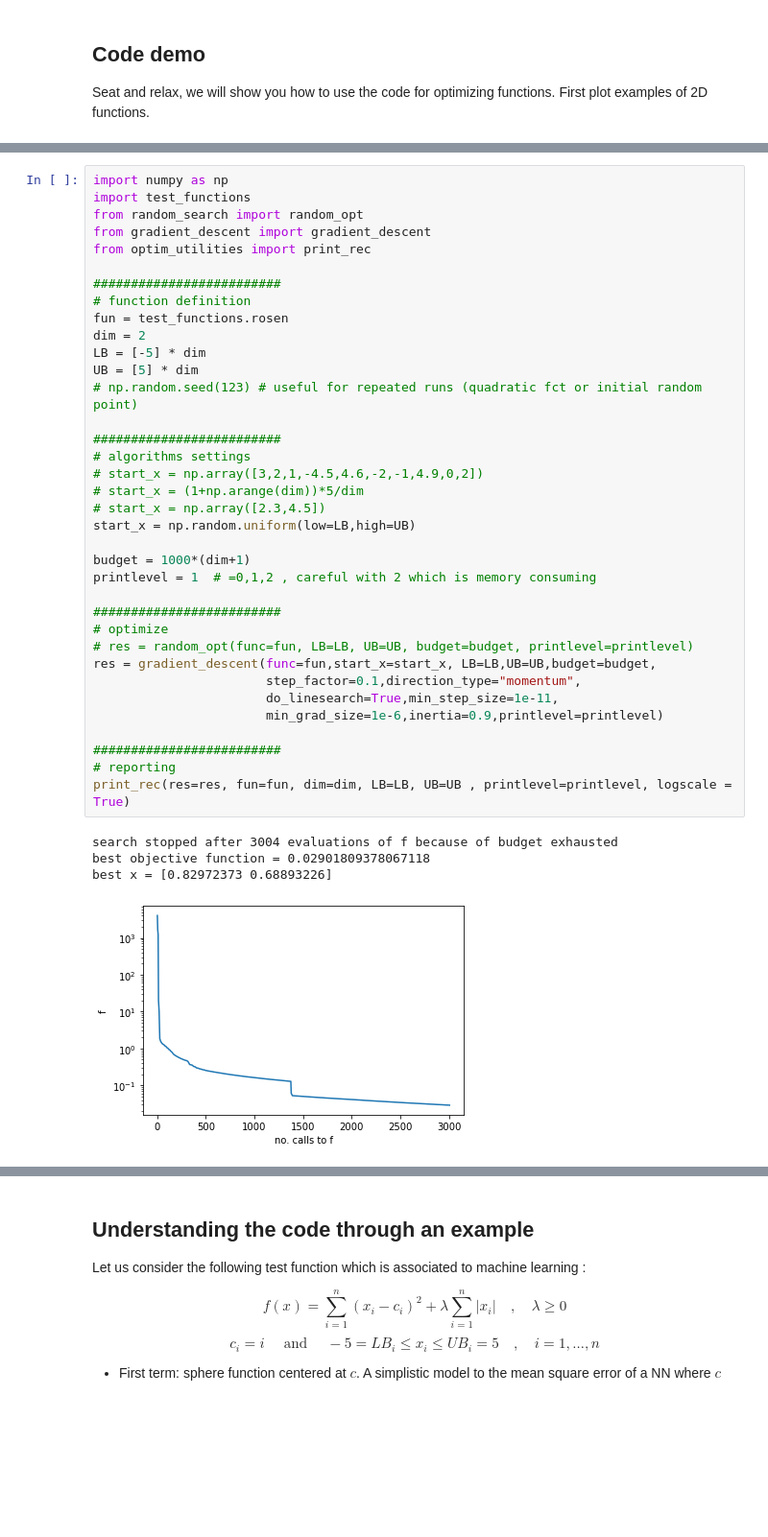
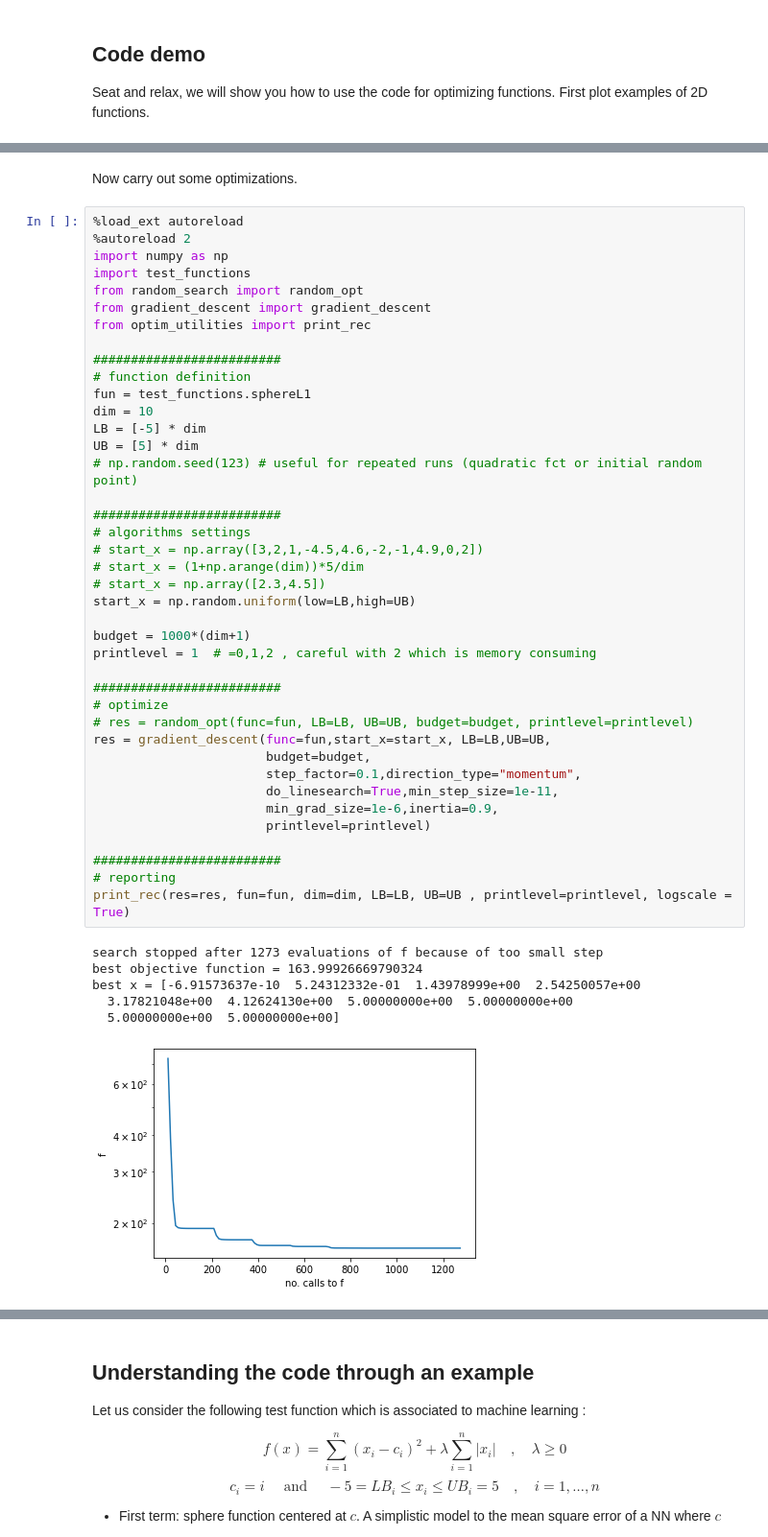
Before and after one commit to rleriche/Optimization_AI_Cotonou_2022, a Jupyter notebook: Code/project.ipynb, the cells around one changed output, grey strips where cells are left out. Shown at 96% size. Saved outputs shown, nothing was run; the diff lists cells and outputs as text; blank space fills up the shorter version.

```diff
--- a/Code/project.ipynb
+++ b/Code/project.ipynb
@@ -49,41 +44,49 @@ Now carry out some optimizations.
+# %% [markdown]
+Now carry out some optimizations.
 # %%
+%load_ext autoreload
+%autoreload 2
 import numpy as np
 import test_functions
 from random_search import random_opt
 from gradient_descent import gradient_descent
 from optim_utilities import print_rec
 
 #########################
 # function definition
-fun = test_functions.rosen
-dim = 2
+fun = test_functions.sphereL1
+dim = 10
 LB = [-5] * dim
 UB = [5] * dim
 # np.random.seed(123) # useful for repeated runs (quadratic fct or initial random point)
 
 #########################
 # algorithms settings
 # start_x = np.array([3,2,1,-4.5,4.6,-2,-1,4.9,0,2])
 # start_x = (1+np.arange(dim))*5/dim
 # start_x = np.array([2.3,4.5])
 start_x = np.random.uniform(low=LB,high=UB)
 
 budget = 1000*(dim+1)
 printlevel = 1  # =0,1,2 , careful with 2 which is memory consuming
 
 #########################
 # optimize
 # res = random_opt(func=fun, LB=LB, UB=UB, budget=budget, printlevel=printlevel)
-res = gradient_descent(func=fun,start_x=start_x, LB=LB,UB=UB,budget=budget,
+res = gradient_descent(func=fun,start_x=start_x, LB=LB,UB=UB,
+                       budget=budget,
                        step_factor=0.1,direction_type="momentum",
                        do_linesearch=True,min_step_size=1e-11,
-                       min_grad_size=1e-6,inertia=0.9,printlevel=printlevel)
+                       min_grad_size=1e-6,inertia=0.9,
+                       printlevel=printlevel)
 
 #########################
 # reporting
 print_rec(res=res, fun=fun, dim=dim, LB=LB, UB=UB , printlevel=printlevel, logscale = True)
 # %% [output]
-search stopped after 3004 evaluations of f because of budget exhausted
-best objective function = 0.02901809378067118
-best x = [0.82972373 0.68893226]
+search stopped after 1273 evaluations of f because of too small step
+best objective function = 163.99926669790324
+best x = [-6.91573637e-10  5.24312332e-01  1.43978999e+00  2.54250057e+00
+  3.17821048e+00  4.12624130e+00  5.00000000e+00  5.00000000e+00
+  5.00000000e+00  5.00000000e+00]
-[figure, old version]
+[figure, new version]
```
Also changed, not shown: parts of 12 cells of this notebook, 7 other files.
